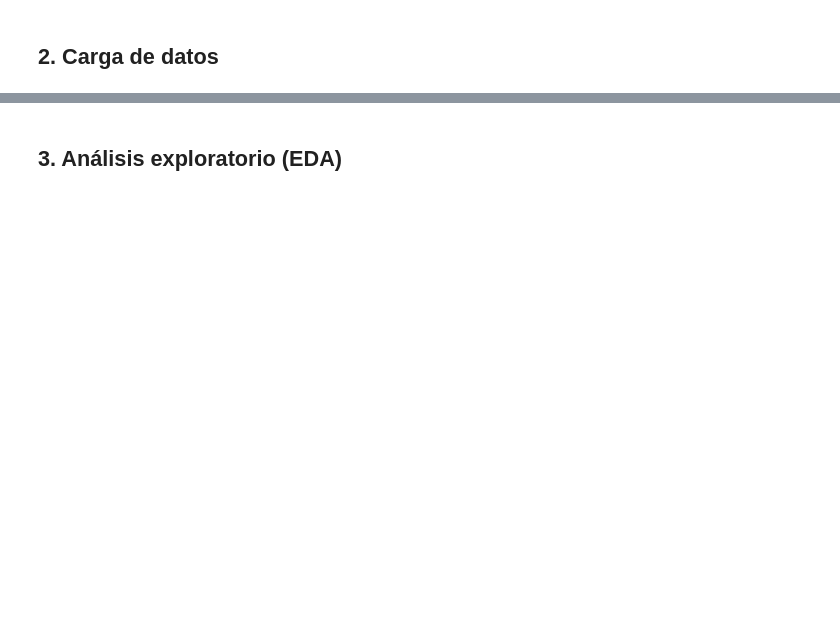
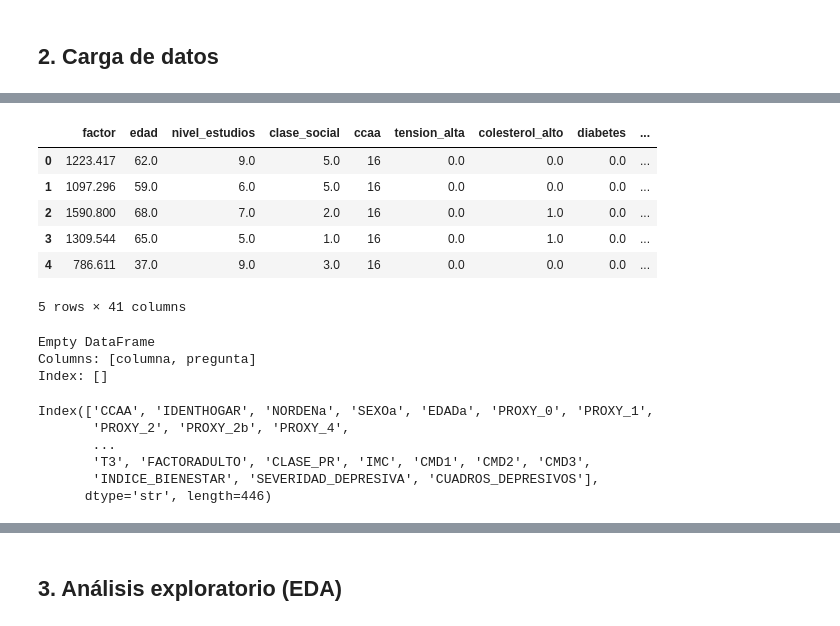
Before and after one commit to jorgeshzhndz/Riesgo_Cardiovascular_ML, a Jupyter notebook: notebooks/ML_Cardiovascular_Risk.ipynb, the cells around one changed output, grey strips where cells are left out. Cells and saved outputs as stored; diff of their text form; code cells hidden in the pictures; blank space fills up the shorter version.

```diff
--- a/notebooks/ML_Cardiovascular_Risk.ipynb
+++ b/notebooks/ML_Cardiovascular_Risk.ipynb
@@ -58,0 +183,39 @@ NameError: name 'pd' is not defined
+# %%
+df.head()
+# %% [output]
+|  | factor | edad | nivel_estudios | clase_social | ccaa | tension_alta | colesterol_alto | diabetes | ... |
+| 0 | 1223.417 | 62.0 | 9.0 | 5.0 | 16 | 0.0 | 0.0 | 0.0 | ... |
+| 1 | 1097.296 | 59.0 | 6.0 | 5.0 | 16 | 0.0 | 0.0 | 0.0 | ... |
+| 2 | 1590.800 | 68.0 | 7.0 | 2.0 | 16 | 0.0 | 1.0 | 0.0 | ... |
+| 3 | 1309.544 | 65.0 | 5.0 | 1.0 | 16 | 0.0 | 1.0 | 0.0 | ... |
+| 4 | 786.611 | 37.0 | 9.0 | 3.0 | 16 | 0.0 | 0.0 | 0.0 | ... |
+5 rows × 41 columns
+# %%
+import pyreadstat
+import pandas as pd
+
+# Leer datos y metadatos integrados
+df, meta = pyreadstat.read_sav("../data/ESdEadulto_2025.sav", apply_value_formats=True)
+
+# Crear una tabla con el código de cada columna y su pregunta completa
+diccionario = pd.DataFrame({
+    "columna": meta.column_names,
+    "pregunta": meta.column_labels
+})
+
+# Buscar fácilmente las columnas de enfermedades cardiovasculares, diabetes o IMC
+filtro = diccionario["pregunta"].str.contains("infarto|corazón|ictus|diabetes|masa corporal|fuma|fruta", case=False, na=False)
+print(diccionario[filtro].to_string(index=False))
+# %% [output]
+Empty DataFrame
+Columns: [columna, pregunta]
+Index: []
+# %%
+print(df.columns)
+# %% [output]
+Index(['CCAA', 'IDENTHOGAR', 'NORDENa', 'SEXOa', 'EDADa', 'PROXY_0', 'PROXY_1',
+       'PROXY_2', 'PROXY_2b', 'PROXY_4',
+       ...
+       'T3', 'FACTORADULTO', 'CLASE_PR', 'IMC', 'CMD1', 'CMD2', 'CMD3',
+       'INDICE_BIENESTAR', 'SEVERIDAD_DEPRESIVA', 'CUADROS_DEPRESIVOS'],
+      dtype='str', length=446)
```
Also changed, not shown: parts of 9 cells of this notebook.
